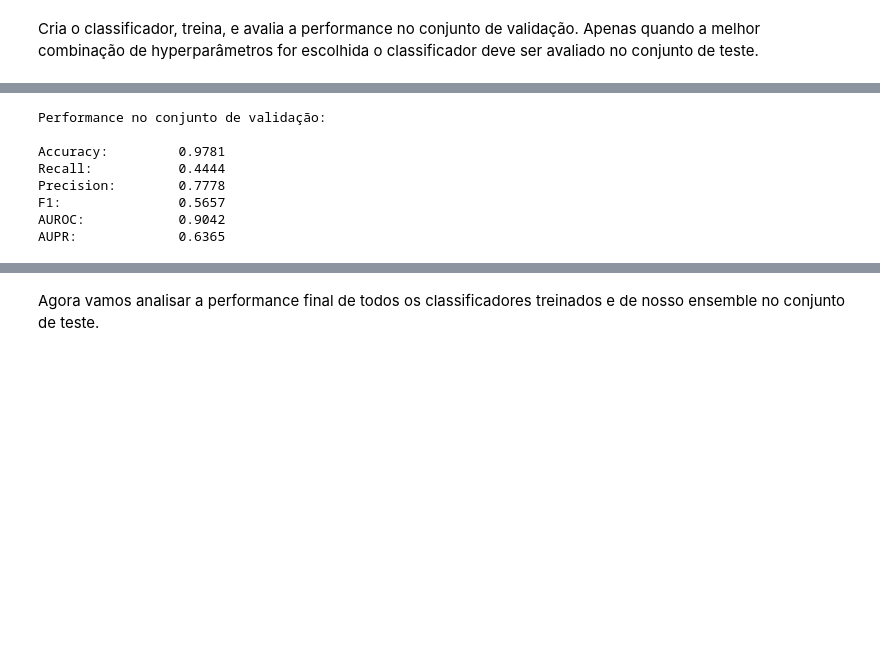
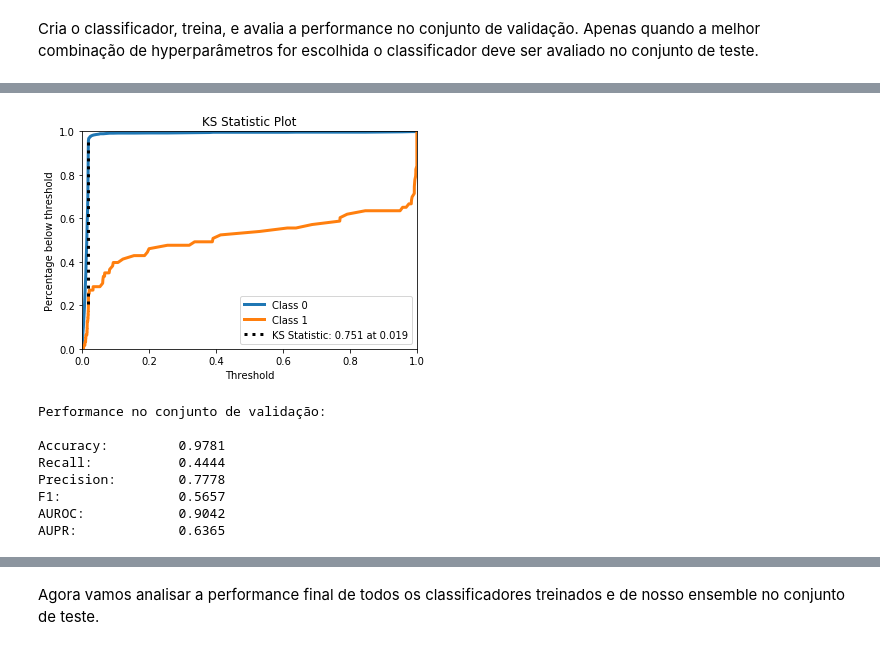
Before and after one commit to RomeroBarata/IF702-redes-neurais, a Jupyter notebook: main.ipynb, the cells around one changed output, grey strips where cells are left out. Cells and saved outputs as stored; diff of their text form; code cells hidden in the pictures; blank space fills up the shorter version.

```diff
--- a/main.ipynb
+++ b/main.ipynb
@@ -285,12 +296,13 @@ AUPR:             0.6918
 # %%
 svc_clf = SVC(probability=True)  # Modifique aqui os hyperparâmetros
 svc_clf.fit(X_train, y_train)
 svc_pred_class = svc_clf.predict(X_val)
-svc_pred_scores = svc_clf.predict_proba(X_val)[:, 1]
+svc_pred_scores = svc_clf.predict_proba(X_val)
 accuracy, recall, precision, f1, auroc, aupr = compute_performance_metrics(y_val, svc_pred_class, svc_pred_scores)
 print('Performance no conjunto de validação:')
 print_metrics_summary(accuracy, recall, precision, f1, auroc, aupr)
 # %% [output]
+[figure, added]
 Performance no conjunto de validação:
 
 Accuracy:         0.9781
```
Also changed, not shown: parts of 11 cells of this notebook.
